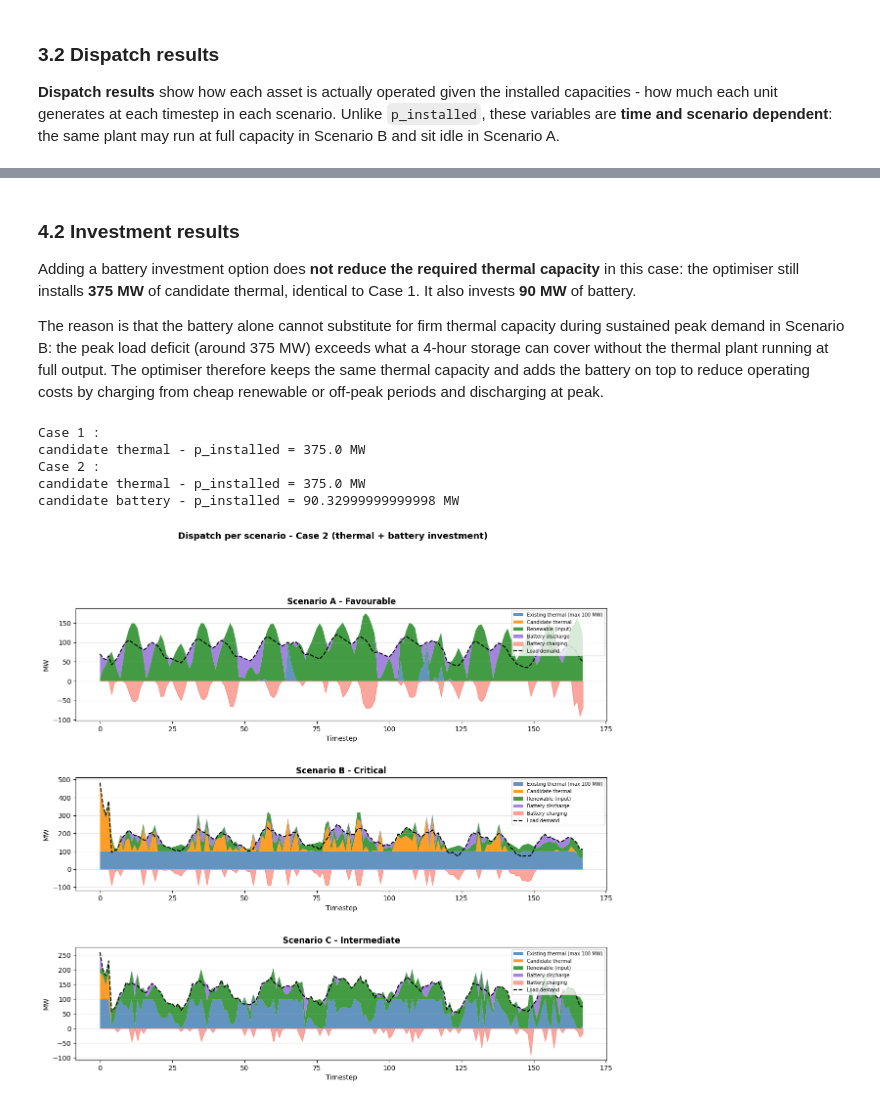
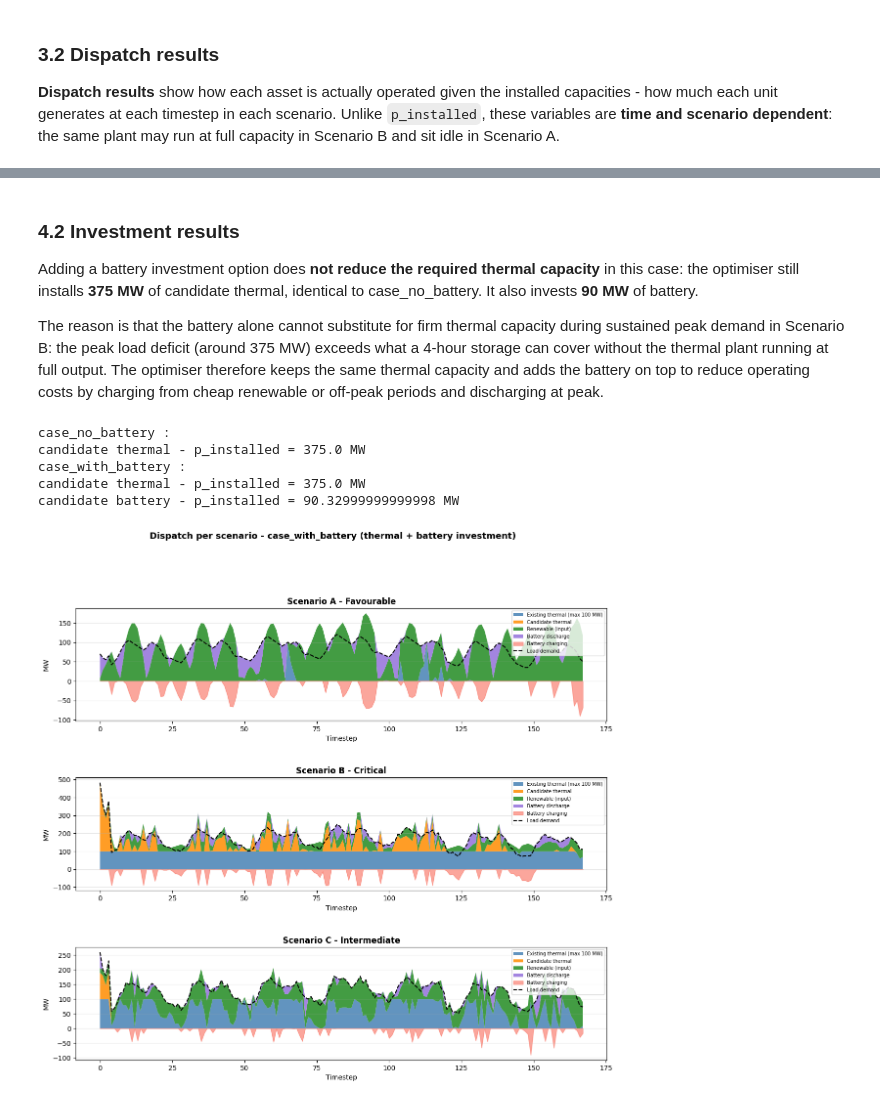
Before and after one commit to AntaresSimulatorTeam/GEMS, a Jupyter notebook: doc/getting-started/Tutorial_3_Investment/3_Tutorial_Investment.ipynb, the cells around one changed output, grey strips where cells are left out. Saved outputs shown, nothing was run; the diff lists cells and outputs as text; code cells hidden in the pictures.

```diff
--- a/doc/getting-started/Tutorial_3_Investment/3_Tutorial_Investment.ipynb
+++ b/doc/getting-started/Tutorial_3_Investment/3_Tutorial_Investment.ipynb
@@ -71,10 +71,10 @@ from gems.session.session import SimulationSession
 from gems.optim_config.parsing import OptimConfig, TimeScopeConfig, ScenarioScopeConfig
 
 _cwd = Path.cwd()
-study_dir_case1 = _cwd / "Tutorial_Investment/case1"
+study_dir_no_battery = _cwd / "tutorial_invest/case_no_battery"
 
 print("STUDY LOADING")
-study_case1 = load_study(study_dir_case1)
+study_no_battery = load_study(study_dir_no_battery)
 print("\tStudy loaded")
 
 optim_config = OptimConfig(
@@ -83,7 +83,7 @@ optim_config = OptimConfig(
 )
 
 print("\nSOLVING OPTIMIZATION PROBLEM")
-result = SimulationSession(study=study_case1, optim_config=optim_config).run()
+result = SimulationSession(study=study_no_battery, optim_config=optim_config).run()
 print("\tOptimization problem solved")
 # %% [output]
 STUDY LOADING
@@ -134,8 +134,8 @@ import matplotlib.gridspec as gridspec
 import io, base64
 from IPython.display import display
 
-renewable_data = np.loadtxt(study_dir_case1 / "input/data-series/renewable_gen.txt")
-load_data      = np.loadtxt(study_dir_case1 / "input/data-series/load_demand.txt")
+renewable_data = np.loadtxt(study_dir_no_battery / "input/data-series/renewable_gen.txt")
+load_data      = np.loadtxt(study_dir_no_battery / "input/data-series/load_demand.txt")
 
 scenario_labels = ["Scenario A - Favourable", "Scenario B - Critical", "Scenario C - Intermediate"]
 timesteps = list(range(168))
@@ -167,7 +167,7 @@ for s, label in enumerate(scenario_labels):
     ax.legend(loc="upper right", fontsize=8)
     ax.grid(True, axis="y", alpha=0.3)
 
-fig.suptitle("Dispatch per scenario - Case 1 (thermal investment only)", fontsize=13, fontweight="bold", y=1.01)
+fig.suptitle("Dispatch per scenario - case_no_battery (thermal investment only)", fontsize=13, fontweight="bold", y=1.01)
 
 buf = io.BytesIO()
 fig.savefig(buf, format="png", bbox_inches="tight")
@@ -195,7 +195,7 @@ from gems.session.session import SimulationSession
 from gems.optim_config.parsing import OptimConfig, TimeScopeConfig, ScenarioScopeConfig
 
 _cwd = Path.cwd()
-study_dir = _cwd / "Tutorial_Investment/case2"
+study_dir = _cwd / "tutorial_invest/case_with_battery"
 
 print("STUDY LOADING")
 study = load_study(study_dir)
@@ -234,21 +234,21 @@ HiGHS run time      :          0.03
 # %% [markdown]
 ### 4.2 Investment results
 
-Adding a battery investment option does **not reduce the required thermal capacity** in this case: the optimiser still installs **375 MW** of candidate thermal, identical to Case 1. It also invests **90 MW** of battery.
+Adding a battery investment option does **not reduce the required thermal capacity** in this case: the optimiser still installs **375 MW** of candidate thermal, identical to case_no_battery. It also invests **90 MW** of battery.
 
 The reason is that the battery alone cannot substitute for firm thermal capacity during sustained peak demand in Scenario B: the peak load deficit (around 375 MW) exceeds what a 4-hour storage can cover without the thermal plant running at full output. The optimiser therefore keeps the same thermal capacity and adds the battery on top to reduce operating costs by charging from cheap renewable or off-peak periods and discharging at peak.
 # %%
-p_thermal_case2 = result.component("candidate_thermal").output("p_installed").value().values.flat[0]
-p_battery_case2 = result.component("candidate_battery").output("p_installed").value().values.flat[0]
-print("Case 1 :")
-print(f"candidate thermal - p_installed = {p_thermal_case1} MW")
-print("Case 2 :")
-print(f"candidate thermal - p_installed = {p_thermal_case2} MW")
-print(f"candidate battery - p_installed = {p_battery_case2} MW")
+p_thermal_with_battery = result.component("candidate_thermal").output("p_installed").value().values.flat[0]
+p_battery_with_battery = result.component("candidate_battery").output("p_installed").value().values.flat[0]
+print("case_no_battery :")
+print(f"candidate thermal - p_installed = {p_thermal_no_battery} MW")
+print("case_with_battery :")
+print(f"candidate thermal - p_installed = {p_thermal_with_battery} MW")
+print(f"candidate battery - p_installed = {p_battery_with_battery} MW")
 # %% [output]
-Case 1 :
+case_no_battery :
 candidate thermal - p_installed = 375.0 MW
-Case 2 :
+case_with_battery :
 candidate thermal - p_installed = 375.0 MW
 candidate battery - p_installed = 90.32999999999998 MW
 # %%
@@ -279,32 +279,32 @@ for s, label in enumerate(scenario_labels):
     load          = load_data[timesteps, s]
     p_withdrawal  = result.component("candidate_battery").output("p_withdrawal").value(scenario_index=s).values
     p_injection   = result.component("candidate_battery").output("p_injection").value(scenario_index=s).values
 
     ax.stackplot(timesteps, existing_gen, candidate_gen, renewable_gen, p_withdrawal,
                  labels=stack_labels, colors=colors, alpha=0.85)
     ax.fill_between(timesteps, -p_injection, 0, color="salmon", alpha=0.7, label="Battery charging")
     ax.plot(timesteps, load, "k--", linewidth=1.5, label="Load demand")
 
     if any(u > 0.1 for u in unsupplied):
         ax.plot(timesteps, unsupplied, "rv--", linewidth=1.5, markersize=6, label="Unsupplied energy")
 
     ax.set_title(label, fontweight="bold")
     ax.set_xlabel("Timestep")
     ax.set_ylabel("MW")
     lines1, labels1 = ax.get_legend_handles_labels()
     ax.legend(lines1, labels1, loc="upper right", fontsize=7)
     ax.grid(True, axis="y", alpha=0.3)
 
-fig.suptitle("Dispatch per scenario - Case 2 (thermal + battery investment)", fontsize=13, fontweight="bold", y=1.01)
+fig.suptitle("Dispatch per scenario - case_with_battery (thermal + battery investment)", fontsize=13, fontweight="bold", y=1.01)
 
 buf = io.BytesIO()
 fig.savefig(buf, format="png", bbox_inches="tight")
 buf.seek(0)
 display(
     {"image/png": base64.b64encode(buf.read()).decode()},
     raw=True,
     metadata={"image/png": {"alt": "Stacked area charts with battery data for each of the 3 scenarios across 168 timesteps."}}
 )
 plt.close(fig)
 # %% [output]
-[figure, old version]
+[figure, new version]
```
Also changed, not shown: parts of 7 cells of this notebook, 12 other files.
